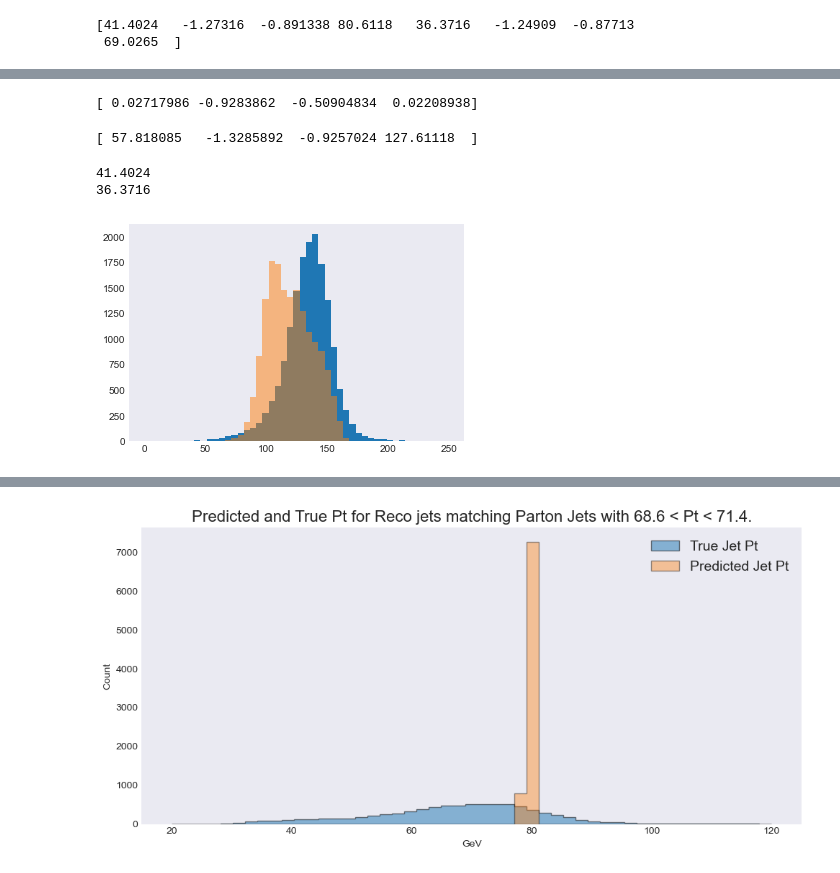
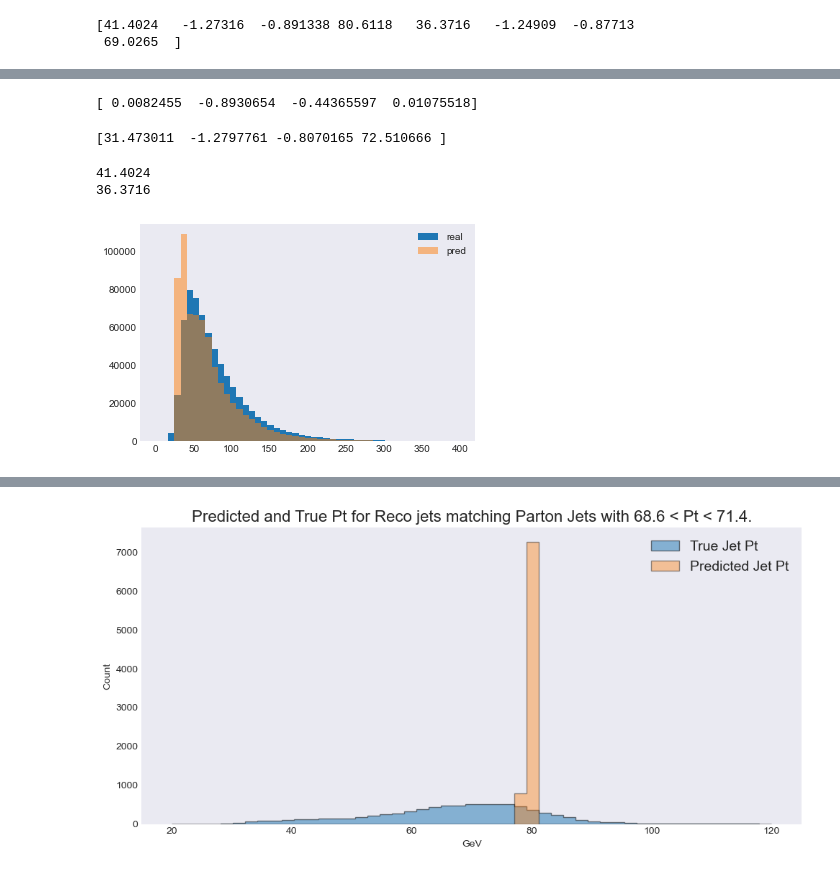
Before and after one commit to jblue1/falcon, a Jupyter notebook: notebooks/evaluateCGAN.ipynb, the cells around one changed output, grey strips where cells are left out. Drawn from its saved outputs; the diff is of its cells as text; code cells hidden in the pictures.

```diff
--- a/notebooks/evaluateCGAN.ipynb
+++ b/notebooks/evaluateCGAN.ipynb
@@ -15,5 +15,5 @@ sys.path.append('../src/cWGAN/')
 import model
 # %%
-save_dir = '../models/cWGAN/Run_2020-11-30_0/'
+save_dir = '../models/cGAN/Run_2020-12-17_1/'
 assert(os.path.isdir(save_dir))
 # %%
@@ -51,11 +53,11 @@ plt.show()
 gen = model.make_generator()
 disc = model.make_discriminator()
 # %%
-gen.load_weights(save_dir + '/training_checkpoints/gen_250')
+gen.load_weights(save_dir + '/training_checkpoints/gen_325')
 # %% [output]
 <tensorflow.python.training.tracking.util.CheckpointLoadStatus at 0x...>
 # %%
-data = np.loadtxt("../data/processed/matchedJets.txt", skiprows=2)
+data = np.loadtxt("../data/processed/newPartonMatchedJets.txt", skiprows=2)
 # %%
 print(data[0])
 # %% [output]
@@ -100,7 +102,7 @@ Wall time: 6.6 s
 # %%
 print(predict[0])
 # %% [output]
-[ 0.02717986 -0.9283862  -0.50904834  0.02208938]
+[ 0.0082455  -0.8930654  -0.44365597  0.01075518]
 # %%
 predict[:, 0] = predict[:, 0]*partonPtMax + partonPtMin
 predict[:, 1:3] = predict[:, 1:3] * partonStd + partonMean
@@ -110,7 +112,7 @@ print(predict[0])
 data[:, 0] = data[:, 0]*partonPtMax + partonPtMin
 #data[:, 4] = data[:, 0]*genPtMax + genPtMin
 # %% [output]
-[ 57.818085   -1.3285892  -0.9257024 127.61118  ]
+[31.473011  -1.2797761 -0.8070165 72.510666 ]
 # %%
 print(data[0, 0])
 print(data[0, 4])
@@ -125,12 +127,13 @@ for i in range(len(data)):
 41.4024
 36.3716
 # %%
-bins = np.linspace(0, 250, 50)
-plt.hist(genPt, bins=bins)
-plt.hist(predictedPt, bins=bins, alpha=0.5)
+bins = np.linspace(0, 400, 50)
+plt.hist(data[:, 0], bins=bins, label='real')
+plt.hist(predict[:, 0], bins=bins, alpha=0.5, label='pred')
+plt.legend()
 plt.show()
 # %% [output]
-[figure, old version]
+[figure, new version]
 # %%
 plt.style.use('seaborn-dark')
 # %%
```
Also changed, not shown: parts of 7 cells of this notebook, 2 other files.
